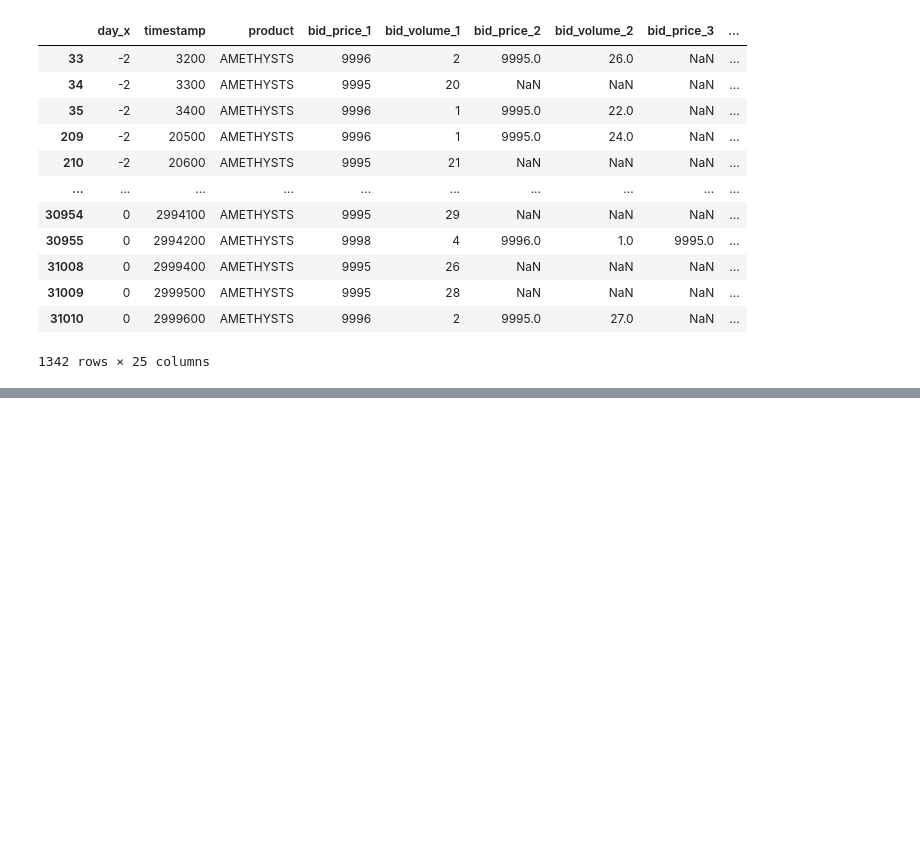
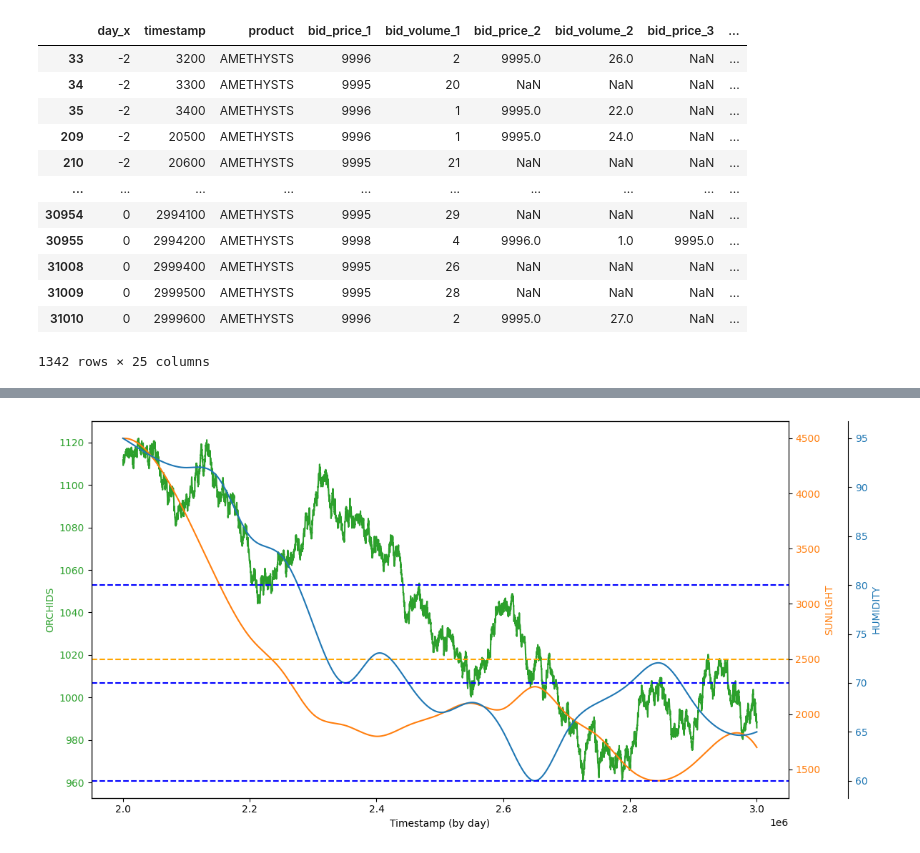
Before and after one commit to felixpoirier1/Prosperity, a Jupyter notebook: test.ipynb, the cells around one changed output, grey strips where cells are left out. Cells and saved outputs as stored; diff of their text form; code cells hidden in the pictures; blank space fills up the shorter version.

```diff
--- a/test.ipynb
+++ b/test.ipynb
@@ -1868,0 +1913,4 @@ plot_orchids_sunlight_humidity(prod_df)
+# %%
+plot_orchids_sunlight_humidity_combined(prod_df.iloc[10001:20002])
+# %% [output]
+[figure, added]
```
Also changed, not shown: parts of 23 cells of this notebook, 3 other files.
